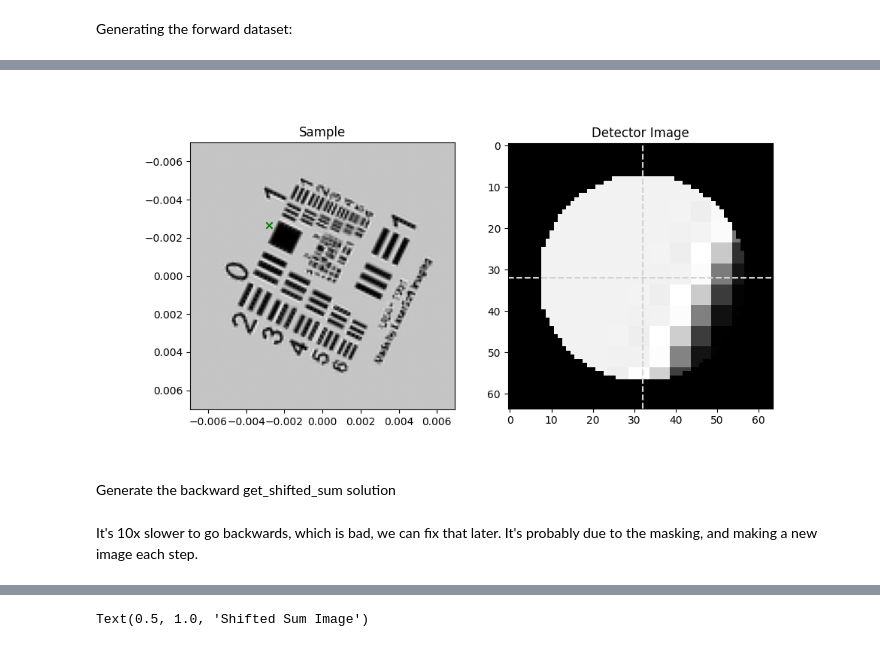
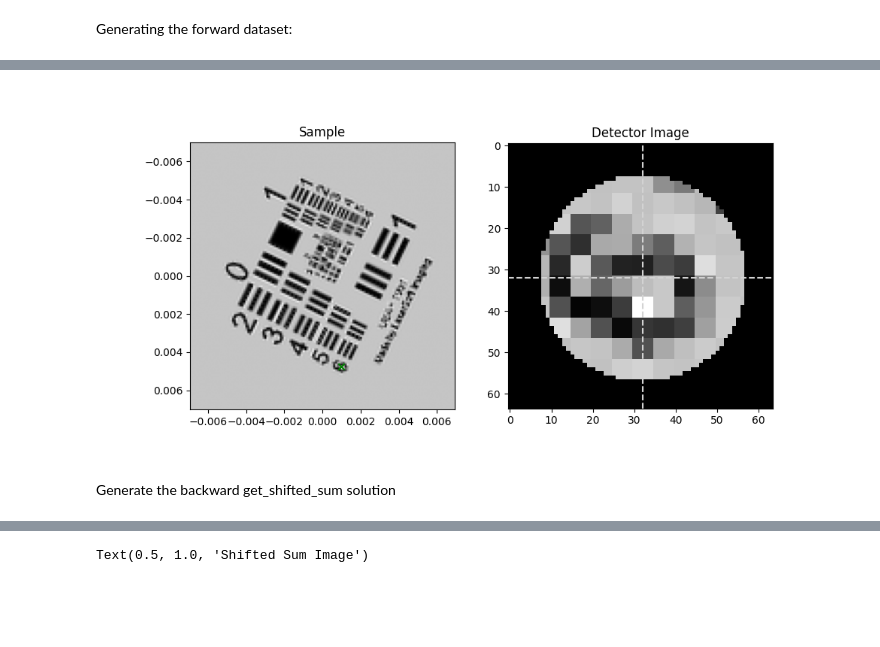
Before and after one commit to uellue/TemGymCore, a Jupyter notebook: fourdstem_example/stem_overfocus.ipynb, the cells around one changed output, grey strips where cells are left out. Saved outputs shown, nothing was run; the diff lists cells and outputs as text; code cells hidden in the pictures; blank space fills up the shorter version.

```diff
--- a/fourdstem_example/stem_overfocus.ipynb
+++ b/fourdstem_example/stem_overfocus.ipynb
@@ -19,6 +37,7 @@ from scipy.ndimage import zoom
 import scipy
 import tqdm.auto as tqdm
 os.environ["XLA_PYTHON_CLIENT_MEM_FRACTION"] = ".1"
+jax.config.update('jax_platform_name', 'cpu')
 # %% [markdown]
 Set up the sample.
 # %%
@@ -37,14 +56,14 @@ sample_image_shape = sample_image.shape
 # but we can use it to make rotation of an image on the detector possible in the forward model
 sample_rotation = 64
 
-sample_image = jnp.array(sample_image, dtype=np.complex64)
+sample_image = np.array(sample_image, dtype=np.complex64)
 sample_px_size = 0.0001
 sample_rotated = rotate(sample_image, sample_rotation, reshape=True, cval=1.0)
 sample_rotated_edge_length_x = sample_rotated.shape[1] * sample_px_size
 sample_rotated_edge_length_y = sample_rotated.shape[0] * sample_px_size
 
-sample_coords_x = jnp.linspace(-sample_rotated_edge_length_x / 2, sample_rotated_edge_length_x / 2, sample_rotated.shape[1])
-sample_coords_y = jnp.linspace(-sample_rotated_edge_length_y / 2, sample_rotated_edge_length_y / 2, sample_rotated.shape[0])
+sample_coords_x = np.linspace(-sample_rotated_edge_length_x / 2, sample_rotated_edge_length_x / 2, sample_rotated.shape[1])
+sample_coords_y = np.linspace(-sample_rotated_edge_length_y / 2, sample_rotated_edge_length_y / 2, sample_rotated.shape[0])
 
 sample_interpolant = jax.scipy.interpolate.RegularGridInterpolator(
     (sample_coords_y, sample_coords_x), sample_rotated, fill_value=1.0, bounds_error=False, method='nearest'
@@ -53,12 +74,12 @@ sample_interpolant = jax.scipy.interpolate.RegularGridInterpolator(
 # Linear Descan Error #1, 1, 0, 0 represents no descan pos or tilt error
 
 ## Descan Error matrix looks like this
-Axx, Ayy, Cxx, Cyy = 4, 3, -5, -4 # Normal Descan Error terms Axx, Ayy, Cxx, Cyy in transfer matrix
-Axy, Ayx, Cxy, Cyx = 6, -7, -3, 5 # Cross Descan Error terms Axy, Ayx, Cxy, Cyx in transfer matrix
+# Axx, Ayy, Cxx, Cyy = 4, 3, -5, -4 # Normal Descan Error terms Axx, Ayy, Cxx, Cyy in transfer matrix
+# Axy, Ayx, Cxy, Cyx = 6, -7, -3, 5 # Cross Descan Error terms Axy, Ayx, Cxy, Cyx in transfer matrix
 
 ## NO Descan ERROR matrix looks like this - 1, 1 because the input position and output position are the same
-# Axx, Ayy, Cxx, Cyy = 1, 1, 0, 0
-# Axy, Ayx, Cxy, Cyx = 0, 0, 0, 0
+Axx, Ayy, Cxx, Cyy = 1, 1, 0, 0
+Axy, Ayx, Cxy, Cyx = 0, 0, 0, 0
 
 descan_error = [Axx, Axy, Ayx, Ayy, Cxx, Cxy, Cyx, Cyy]
 
@@ -121,18 +143,11 @@ plt.show()
 # %% [markdown]
 Generating the forward dataset:
 # %%
-fourdstem_array = jnp.zeros((*ScanGrid.scan_shape, *Detector.shape), dtype=jnp.complex64)
-
+fourdstem_array = np.zeros((*ScanGrid.scan_shape, *Detector.shape), dtype=np.complex64)
 scan_coords_yx = ScanGrid.coords.reshape(*ScanGrid.scan_shape, 2)
 
-@jax.jit
-def compute_fourdstem_array_forward(model, scan_coords_yx):
-    def _project_frame_forward(scan_pos):
-        det_frame = jnp.zeros(Detector.shape, dtype=jnp.complex64)
-        return project_frame_forward(model, det_frame, sample_interpolant, scan_pos)
-
-    # Vectorize over both scan grid axes.
-    vmapped_process = jax.vmap(jax.vmap(_project_frame_forward, in_axes=0), in_axes=0)
-    return vmapped_process(scan_coords_yx)
-
-fourdstem_array = compute_fourdstem_array_forward(model, scan_coords_yx).block_until_ready()
+for y_idx in tqdm.trange(fourdstem_array.shape[0], desc='Scan Y'):
+    for x_idx in range(fourdstem_array.shape[1]):
+        scan_pos = scan_coords_yx[y_idx, x_idx]
+        det_frame = np.zeros(Detector.shape, dtype=np.complex64)
+        fourdstem_array[y_idx, x_idx] = project_frame_forward(model, det_frame, sample_interpolant, scan_pos)
@@ -143,19 +154,19 @@ fourdstem_array = compute_fourdstem_array_forward(model, scan_coords_yx).block_u
 # %%
-scan_idx_y, scan_idx_x = 25, 25
+scan_idx_y, scan_idx_x = 99, 63
 scan_pos_y, scan_pos_x = scan_coords_yx[scan_idx_y, scan_idx_x]
 det_image_selected = fourdstem_array[scan_idx_y, scan_idx_x]
 fig, ax = plt.subplots(1, 2, figsize=(10, 5))
 
 ax[0].imshow(np.abs(sample_rotated), extent=extent, cmap='gray')
 ax[0].scatter(scan_pos_x, scan_pos_y, c='g', marker='x', alpha=1)
 ax[0].set_title('Sample')
 
 ax[1].imshow(np.abs(det_image_selected), cmap='gray')
 ax[1].axhline(Detector.shape[0]/2, color='lightgrey', linestyle='--')
 ax[1].axvline(Detector.shape[1]/2, color='lightgrey', linestyle='--')
 ax[1].set_title('Detector Image')
 plt.show()
 # %% [output]
-[figure, old version]
+[figure, new version]
 # %% [markdown]
 Generate the backward get_shifted_sum solution
@@ -174,2 +172,0 @@ shifted_sum = compute_shifted_sum(model, scan_coords_yx, fourdstem_array).block_
-# %% [markdown]
-It's 10x slower to go backwards, which is bad, we can fix that later. It's probably due to the masking, and making a new image each step.
```
Also changed, not shown: parts of 11 cells of this notebook.
